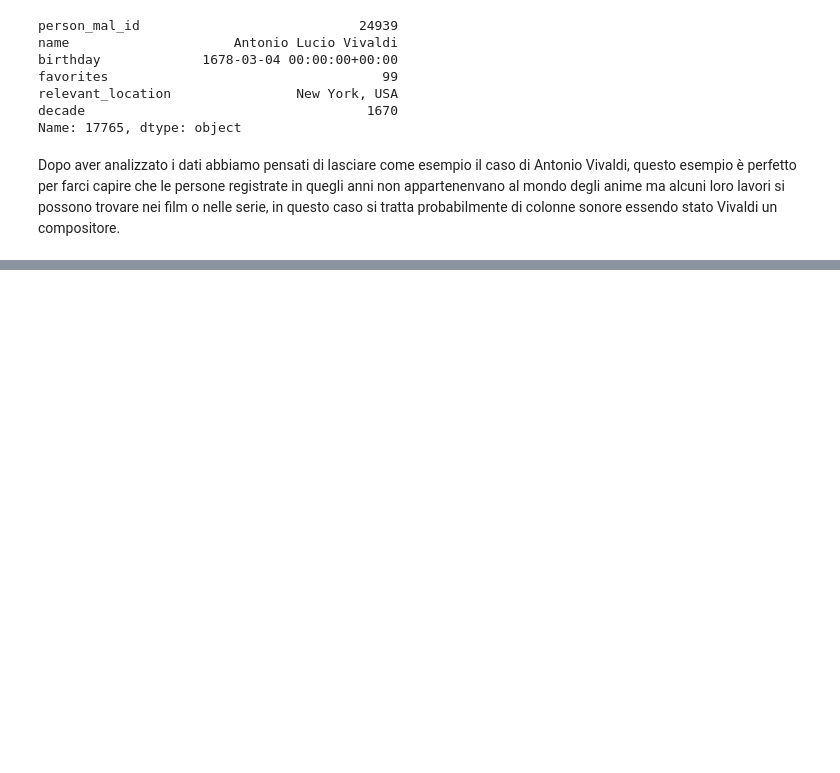
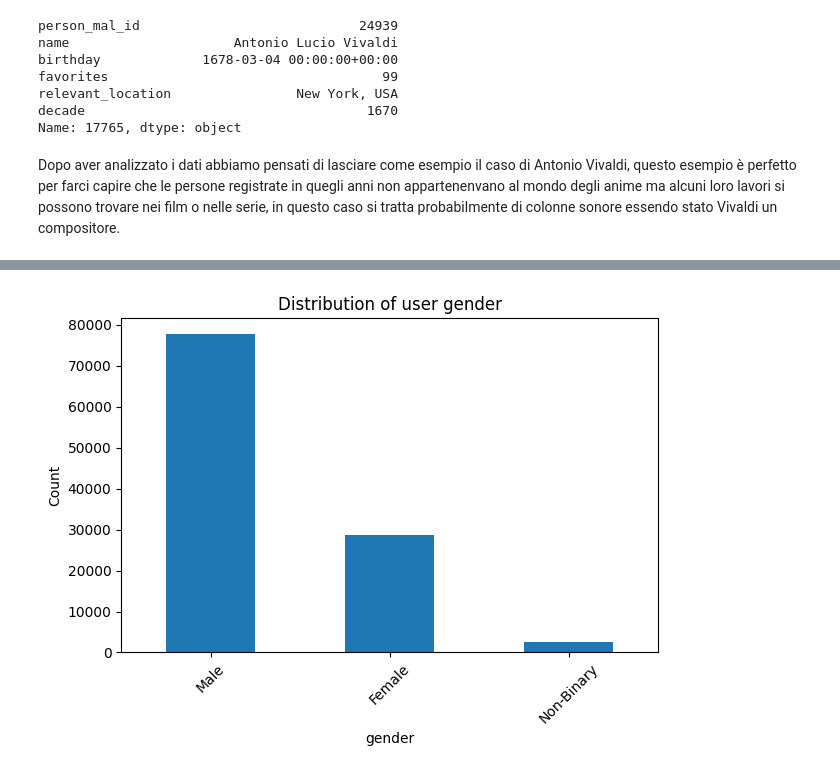
Before and after one commit to LeonardoFerraud/HCI---progetto-finale-Ferraud-Russo-2, a Jupyter notebook: Assigment25-26.ipynb, the cells around one changed output, grey strips where cells are left out. Saved outputs shown, nothing was run; the diff lists cells and outputs as text; code cells hidden in the pictures; blank space fills up the shorter version.

```diff
--- a/Assigment25-26.ipynb
+++ b/Assigment25-26.ipynb
@@ -361,0 +392,6 @@ Dopo aver analizzato i dati abbiamo pensati di lasciare come esempio il caso di
+# %%
+profile = pd.read_csv('profiles.csv')
+profile = profile.drop(columns=['watching', 'completed', 'on_hold', 'dropped', 'plan_to_watch'])
+profile = profile.drop_duplicates()
+profile = profile.dropna()
+profile.head()
@@ -361,0 +405,14 @@ Dopo aver analizzato i dati abbiamo pensati di lasciare come esempio il caso di
+# %%
+genere = profile
+genere = genere.drop(columns=['birthday', 'location', 'joined'])
+genere = genere.drop_duplicates()
+genere = genere.dropna()
+genere['gender'].value_counts().plot(kind='bar')
+plt.title('Distribution of user gender')
+plt.xlabel('gender')
+plt.ylabel('Count')
+plt.xticks(rotation=45)
+plt.tight_layout()
+plt.show()
+# %% [output]
+[figure, added]
```
Also changed, not shown: parts of 17 cells of this notebook.
